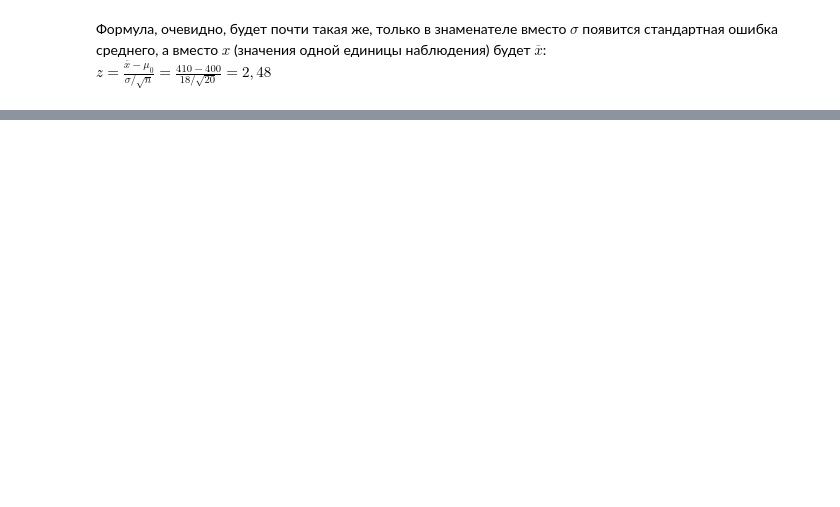
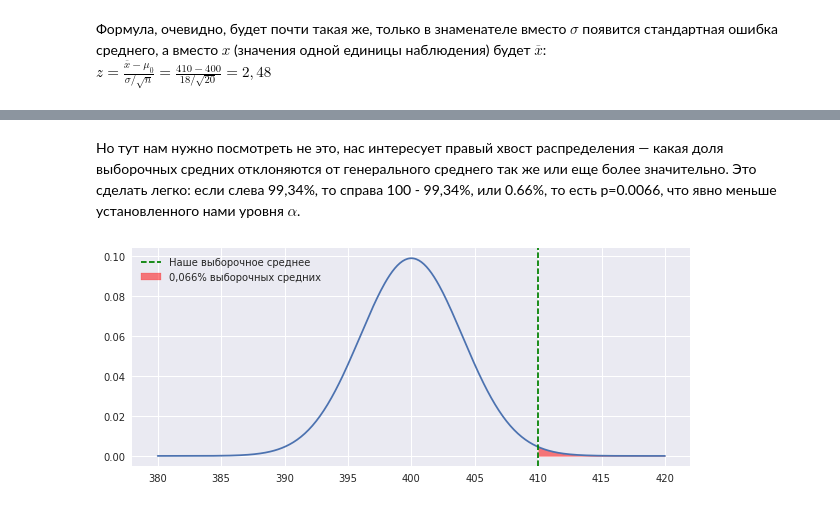
Before and after one commit to mishaberegov/statistics, a Jupyter notebook: Статистика_для_нубов.ipynb, the cells around one changed output, grey strips where cells are left out. Cells and saved outputs as stored; diff of their text form; code cells hidden in the pictures; blank space fills up the shorter version.

```diff
--- a/Статистика_для_нубов.ipynb
+++ b/Статистика_для_нубов.ipynb
@@ -745,0 +747,15 @@ plt.show()
+# %% [markdown]
+Но тут нам нужно посмотреть не это, нас интересует правый хвост распределения &mdash; какая доля выборочных средних отклоняются от генерального среднего так же или еще более значительно. Это сделать легко: если слева 99,34%, то справа 100 - 99,34%, или 0.66%, то есть p=0.0066, что явно меньше установленного нами уровня $\alpha$.
+# %%
+plt.figure(figsize=(10, 4))
+norm_rv = stats.norm(loc=400, scale = 18/(20**0.5))
+x = np.linspace(380,420,401)
+y = norm_rv.pdf(x, )
+plt.plot(x,y)
+l1=plt.axvline(410, color='g', ls='dashed', label='Наше выборочное среднее')
+fill=plt.fill_between(x[np.where(x==410)[0][0]:], \
+                 y[np.where(x==410)[0][0]:], color='r', alpha=0.5, label='0,066% выборочных средних')
+plt.legend(handles=[l1, fill])
+plt.show()
+# %% [output]
+[figure, added]
```
Also changed, not shown: parts of 19 cells of this notebook.
